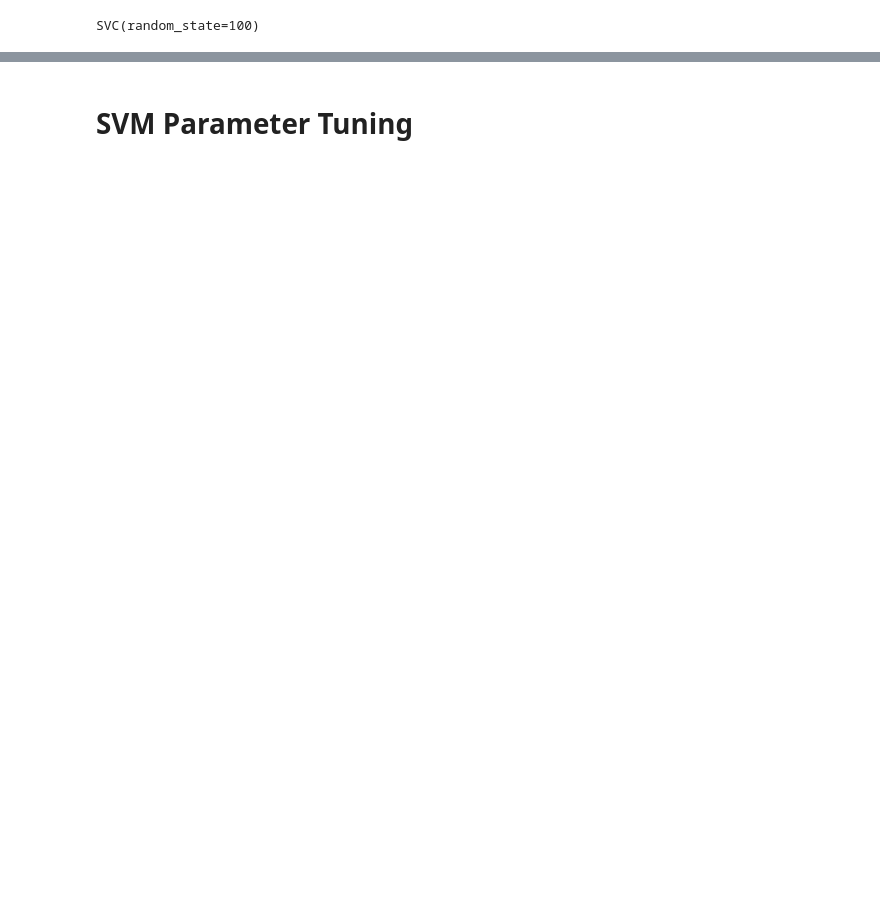
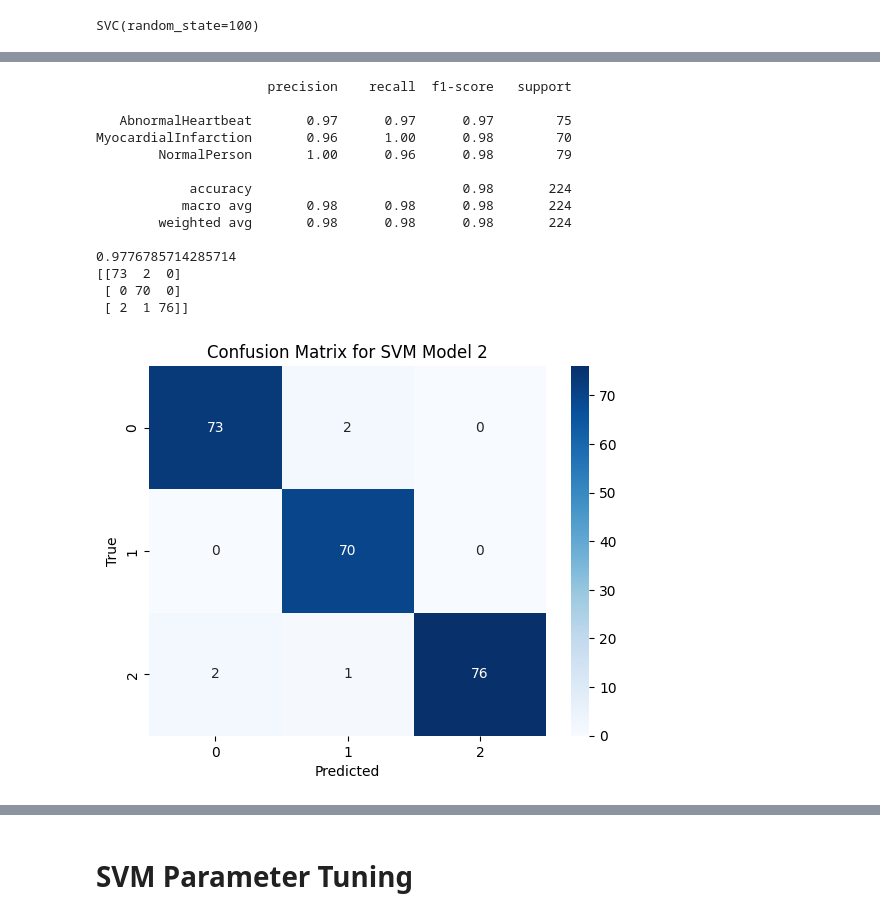
Before and after one commit to AndreasPTamba/Myocardial-Infarction-IPYNB, a Jupyter notebook: main.ipynb, the cells around one changed output, grey strips where cells are left out. Drawn from its saved outputs; the diff is of its cells as text; code cells hidden in the pictures; blank space fills up the shorter version.

```diff
--- a/main.ipynb
+++ b/main.ipynb
@@ -254,2 +263,11 @@ classifier.fit(X0_train, Y0_train)
 # %% [output]
 SVC(random_state=100)
+# %%
+# Grid Search SVM Model
+
+param_grid = {'C' : [0.1, 1, 10, 100, 1000],
+        'gamma' : [1, 0.1, 0.001, 0.0001],
+        'kernel' : ['rbf']}
+
+classifier2 = GridSearchCV(SVC(), param_grid, refit=True, verbose=3)
+classifier2.fit(X0_train, Y0_train)
@@ -255,0 +434,39 @@ SVC(random_state=100)
+# %%
+## Classifier 2
+
+Y0_pred2 = classifier2.predict(X0_test)
+# test = np.concatenate((Y0_pred.reshape(len(Y0_pred),1), Y0_test.reshape(len(Y0_test),1)),1)
+# print(test)
+print(classification_report(Y0_test, Y0_pred2))
+print(accuracy_score(Y0_test, Y0_pred2))
+print(confusion_matrix(Y0_test, Y0_pred2))
+
+# Assuming you have the true labels (y_true) and predicted labels (y_pred)
+cm = confusion_matrix(Y0_test, Y0_pred2)
+
+# Create a heatmap of the confusion matrix
+sns.heatmap(cm, annot=True, cmap='Blues', fmt='d')
+
+# Add labels, title, and axis ticks
+plt.xlabel('Predicted')
+plt.ylabel('True')
+plt.title('Confusion Matrix for SVM Model 2')
+
+# Show the plot
+plt.show()
+# %% [output]
+                      precision    recall  f1-score   support
+
+   AbnormalHeartbeat       0.97      0.97      0.97        75
+MyocardialInfarction       0.96      1.00      0.98        70
+        NormalPerson       1.00      0.96      0.98        79
+
+            accuracy                           0.98       224
+           macro avg       0.98      0.98      0.98       224
+        weighted avg       0.98      0.98      0.98       224
+
+0.9776785714285714
+[[73  2  0]
+ [ 0 70  0]
+ [ 2  1 76]]
+[figure, added]
```
Also changed, not shown: parts of 31 cells of this notebook, 3 other files.
